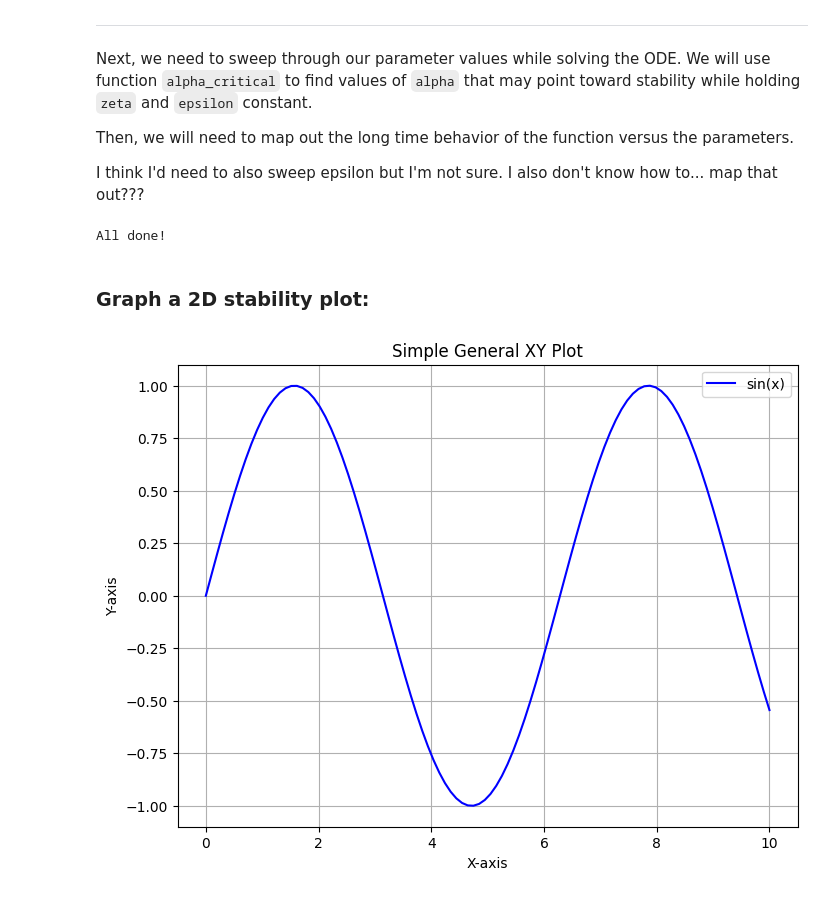
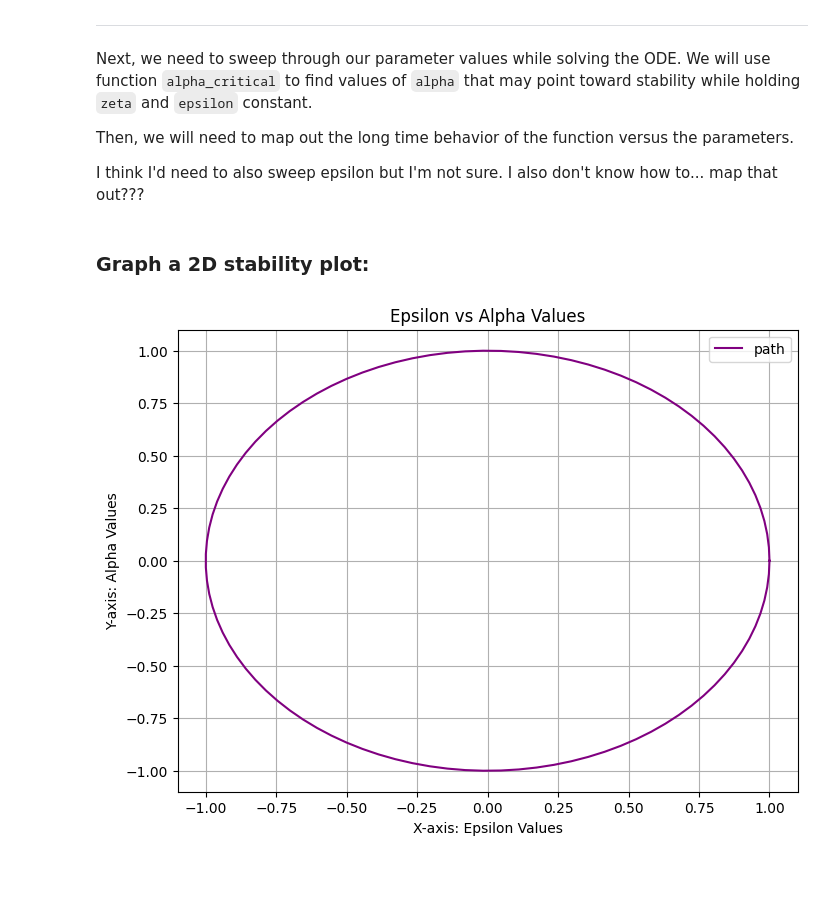
Before and after one commit to IntroComputationalPhysics-UNT/kapitza-pendulum-Skates-b, a Jupyter notebook: kapitza_pendulum_finalassignment.ipynb, the cells around one changed output. Drawn from its saved outputs; the diff is of its cells as text; code cells hidden in the pictures.

```diff
--- a/kapitza_pendulum_finalassignment.ipynb
+++ b/kapitza_pendulum_finalassignment.ipynb
@@ -243,29 +279,28 @@ y_0 = [theta_0, ang_vel_0]
 
 # solve the ODE
 solution = solve_ivp(kapitza_pendulum, tau_span, y_0, args=(epsilon, alpha, zeta))
-# %%
-print("All done!")
-# %% [output]
-All done!
 # %% [markdown]
 ### **Graph a 2D stability plot:**
 # %%
 # Generate some sample data
-x = np.linspace(0, 10, 100) # 100 points between 0 and 10
-y = np.sin(x) # Sine wave as an example
+  # first, figure out how to determine stability and make two lines
+alpha = np.cos(np.linspace(0, 2 * np.pi, 100))
+epsilon = np.sin(np.linspace(0, 2 * np.pi, 100))
+
+x = alpha
+y = epsilon
 
 # Create the plot
 plt.figure(figsize=(8, 6))
-plt.plot(x, y, label='sin(x)', color='blue')
-
+plt.plot(x, y, label='path', color='purple') # this will require some tweaking
 # Add labels and title
-plt.xlabel('X-axis')
-plt.ylabel('Y-axis')
-plt.title('Simple General XY Plot')
+plt.xlabel('X-axis: Epsilon Values')
+plt.ylabel('Y-axis: Alpha Values')
+plt.title('Epsilon vs Alpha Values')
 plt.grid(True)
 plt.legend()
 
 # Show the plot
 plt.show()
 # %% [output]
-[figure, old version]
+[figure, new version]
```
Also changed, not shown: parts of 3 cells of this notebook.
